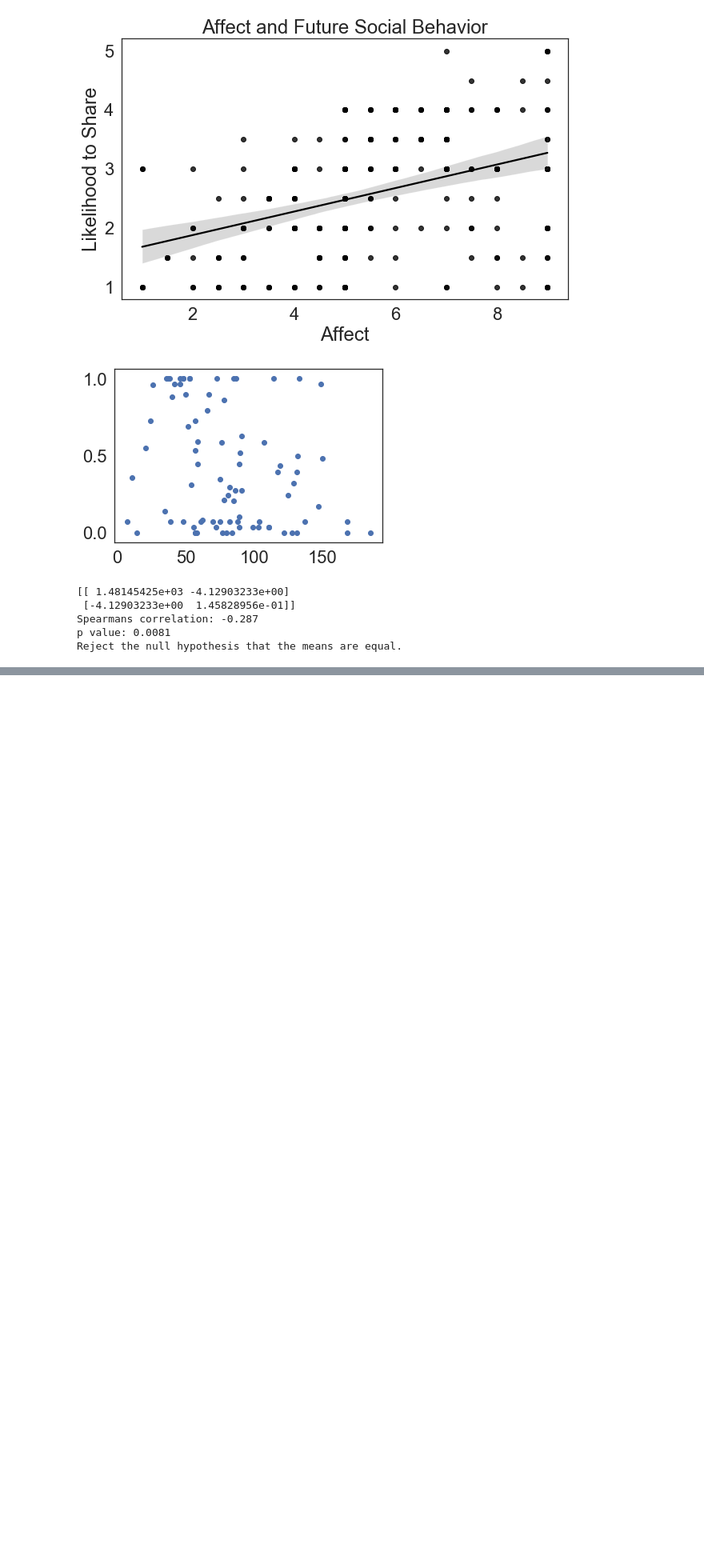
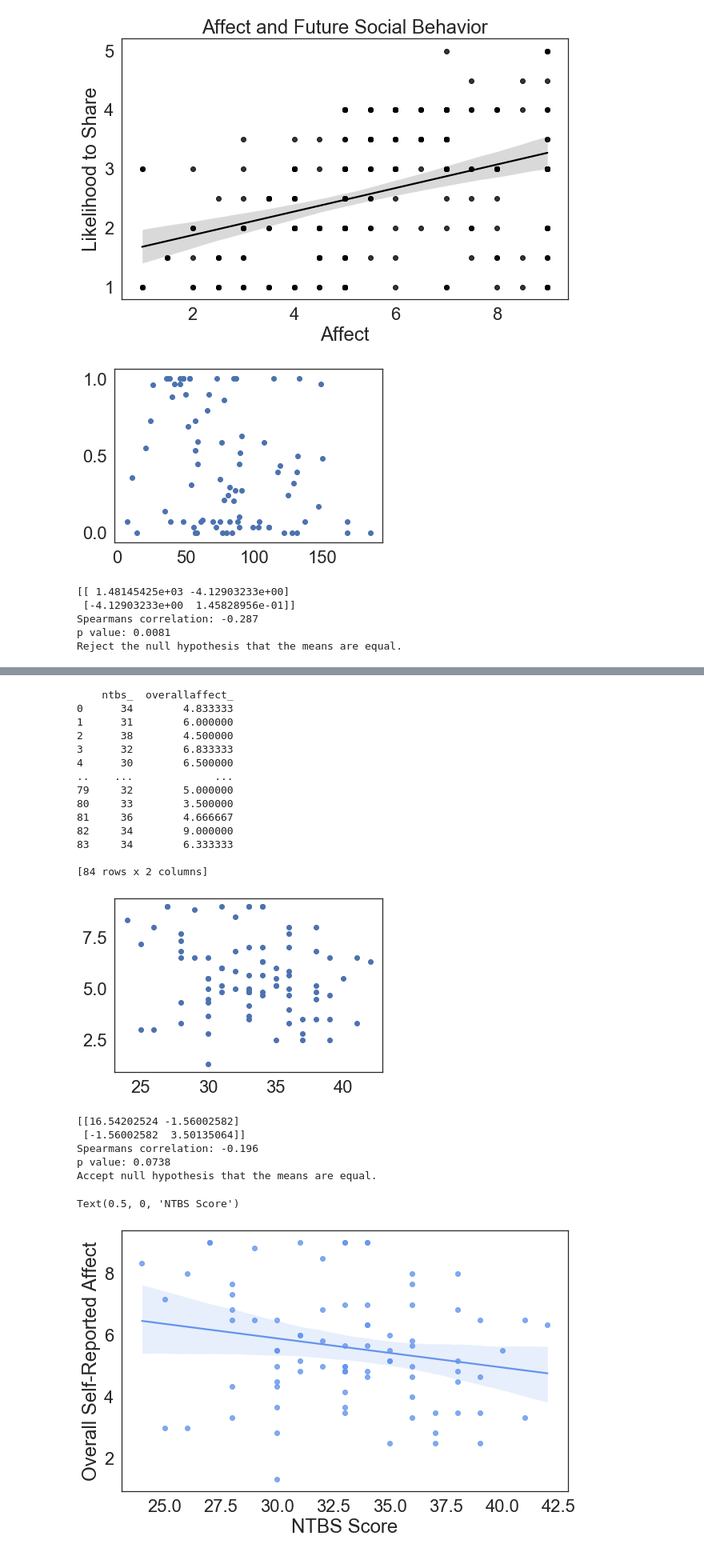
Before and after one commit to fareri-lab/Rejection_Choice, a Jupyter notebook: RMAnova w Pingouin_8.14.23.ipynb, the cells around one changed output, grey strips where cells are left out. Shown at 80% size. Drawn from its saved outputs; the diff is of its cells as text; code cells hidden in the pictures; blank space fills up the shorter version.

```diff
--- a/RMAnova w Pingouin_8.14.23.ipynb
+++ b/RMAnova w Pingouin_8.14.23.ipynb
@@ -2397,0 +2523,54 @@ plt.savefig('lsas_overallchoice_scatter.png', bbox_inches='tight')
+# %%
+ntbs_overallaffect_scatter = pd.DataFrame()
+ntbs_overallaffect_scatter['ntbs_'] = ntbs['NTBS_score']
+ntbs_overallaffect_scatter['overallaffect_'] = rej['overallaffect']
+print(ntbs_overallaffect_scatter)
+
+# ntbs and overall affect
+pyplot.scatter(ntbs['NTBS_score'],rej['overallaffect'])
+pyplot.show()
+covariance = cov(ntbs['NTBS_score'],rej['overallaffect'])
+print(covariance)
+corr, _ = spearmanr(ntbs['NTBS_score'],rej['overallaffect'])
+print('Spearmans correlation: %.3f' % corr)
+r,p = scipy.stats.spearmanr(ntbs['NTBS_score'],rej['overallaffect'])
+print('p value: %.4f' % p)
+
+alpha = 0.05
+if p > alpha:
+ print('Accept null hypothesis that the means are equal.')
+else:
+    print('Reject the null hypothesis that the means are equal.')
+
+sns.set(font_scale=2)
+sns.set_style('white')
+plt.figure(figsize=(10,6))
+r = scipy.stats.spearmanr(a=ntbs_overallaffect_scatter.ntbs_, b=ntbs_overallaffect_scatter.overallaffect_)[0]
+ntbs_overallaffect_scatter = sns.regplot(x= "ntbs_", y= "overallaffect_", data= ntbs_overallaffect_scatter, scatter_kws={"color": "cornflowerblue"}, line_kws={"color": "cornflowerblue"})
+ntbs_overallaffect_scatter.set_ylabel('Overall Self-Reported Affect')
+ntbs_overallaffect_scatter.set_xlabel('NTBS Score')
+#lsasoverallschoicescatter= plt.text(2, .82, 'r = ' + str(round(r, 2)))
+#plt.savefig('lsas_overallchoice_scatter.png', bbox_inches='tight')
+# %% [output]
+    ntbs_  overallaffect_
+0      34        4.833333
+1      31        6.000000
+2      38        4.500000
+3      32        6.833333
+4      30        6.500000
+..    ...             ...
+79     32        5.000000
+80     33        3.500000
+81     36        4.666667
+82     34        9.000000
+83     34        6.333333
+
+[84 rows x 2 columns]
+[figure, added]
+[[16.54202524 -1.56002582]
+ [-1.56002582  3.50135064]]
+Spearmans correlation: -0.196
+p value: 0.0738
+Accept null hypothesis that the means are equal.
+Text(0.5, 0, 'NTBS Score')
+[figure, added]
```
Also changed, not shown: parts of 10 cells of this notebook, 20 other files.
